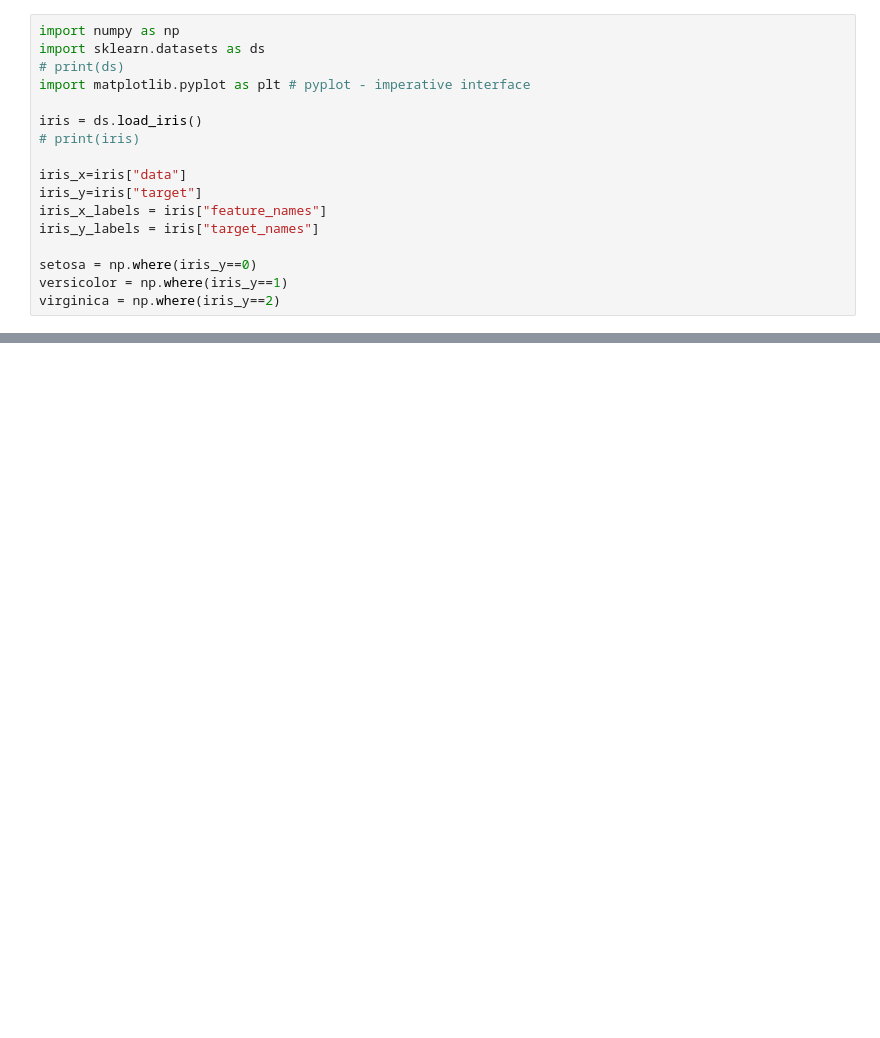
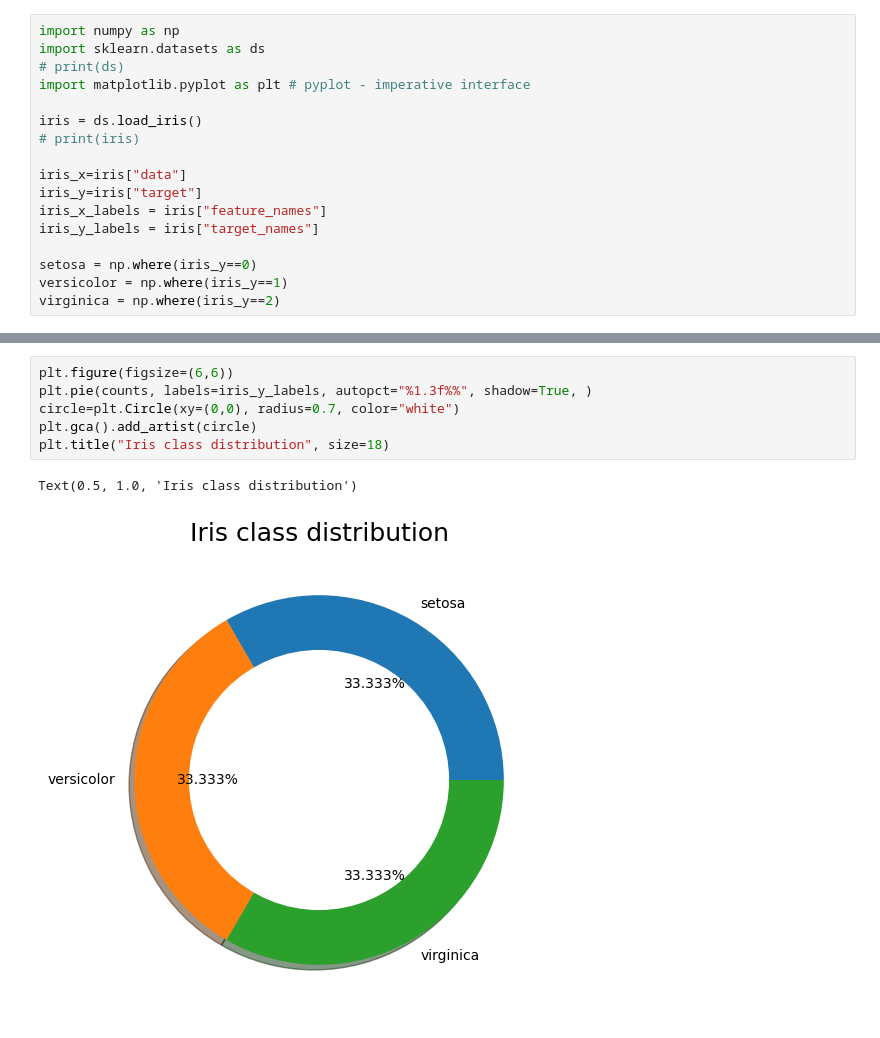
Before and after one commit to Michal-Radomski/Python-Data-Visualization, a Jupyter notebook: 01 Data Visualization/01_Matplotlib/iris.ipynb, the cells around one changed output, grey strips where cells are left out. Cells and saved outputs as stored; diff of their text form; blank space fills up the shorter version.

```diff
--- a/01 Data Visualization/01_Matplotlib/iris.ipynb
+++ b/01 Data Visualization/01_Matplotlib/iris.ipynb
@@ -34,0 +35,9 @@ plt.pie(counts, labels=iris_y_labels, autopct="%1.3f%%", shadow=True, explode=(0
+# %%
+plt.figure(figsize=(6,6))
+plt.pie(counts, labels=iris_y_labels, autopct="%1.3f%%", shadow=True, )
+circle=plt.Circle(xy=(0,0), radius=0.7, color="white")
+plt.gca().add_artist(circle)
+plt.title("Iris class distribution", size=18)
+# %% [output]
+Text(0.5, 1.0, 'Iris class distribution')
+[figure, added]
```
Also changed, not shown: parts of 2 cells of this notebook.
